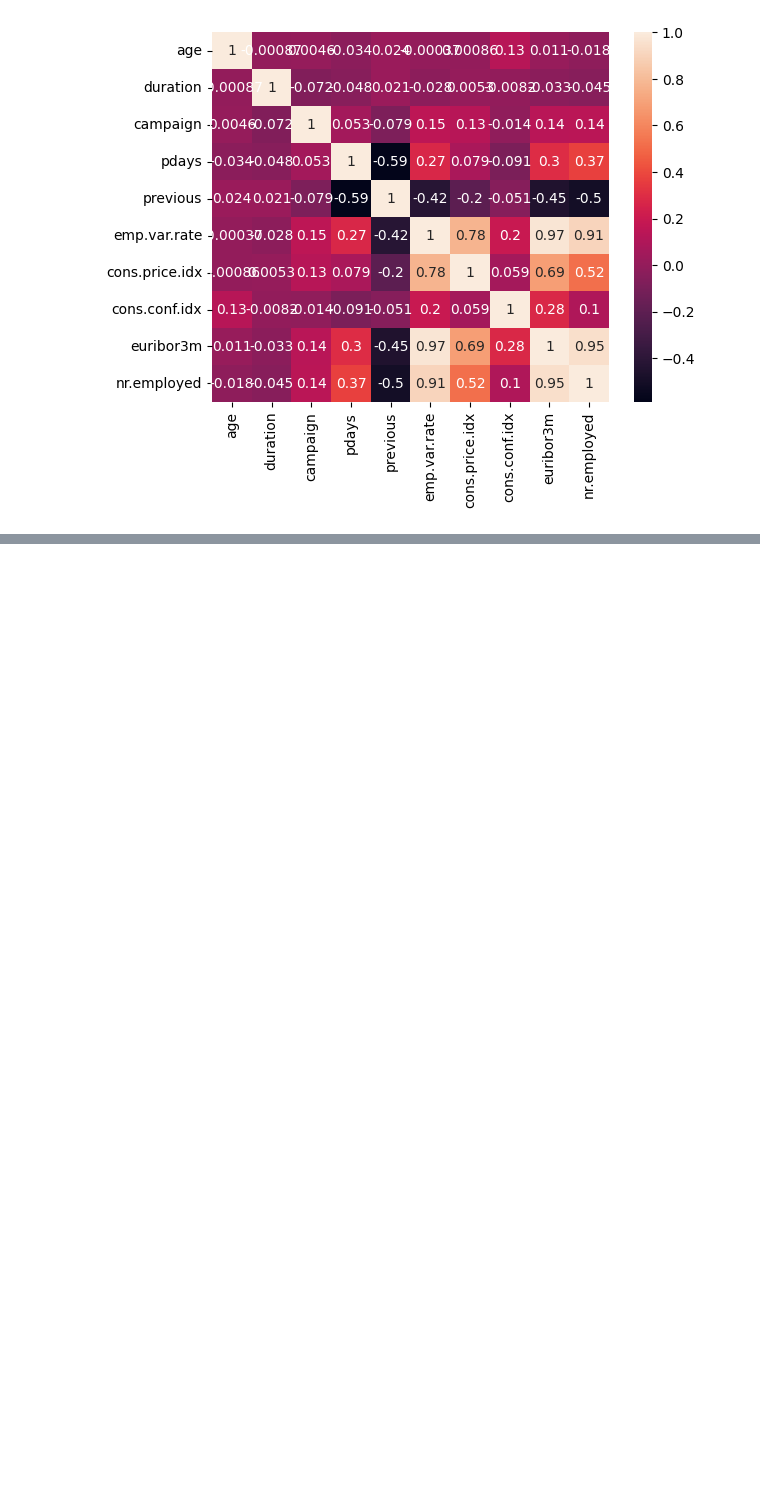
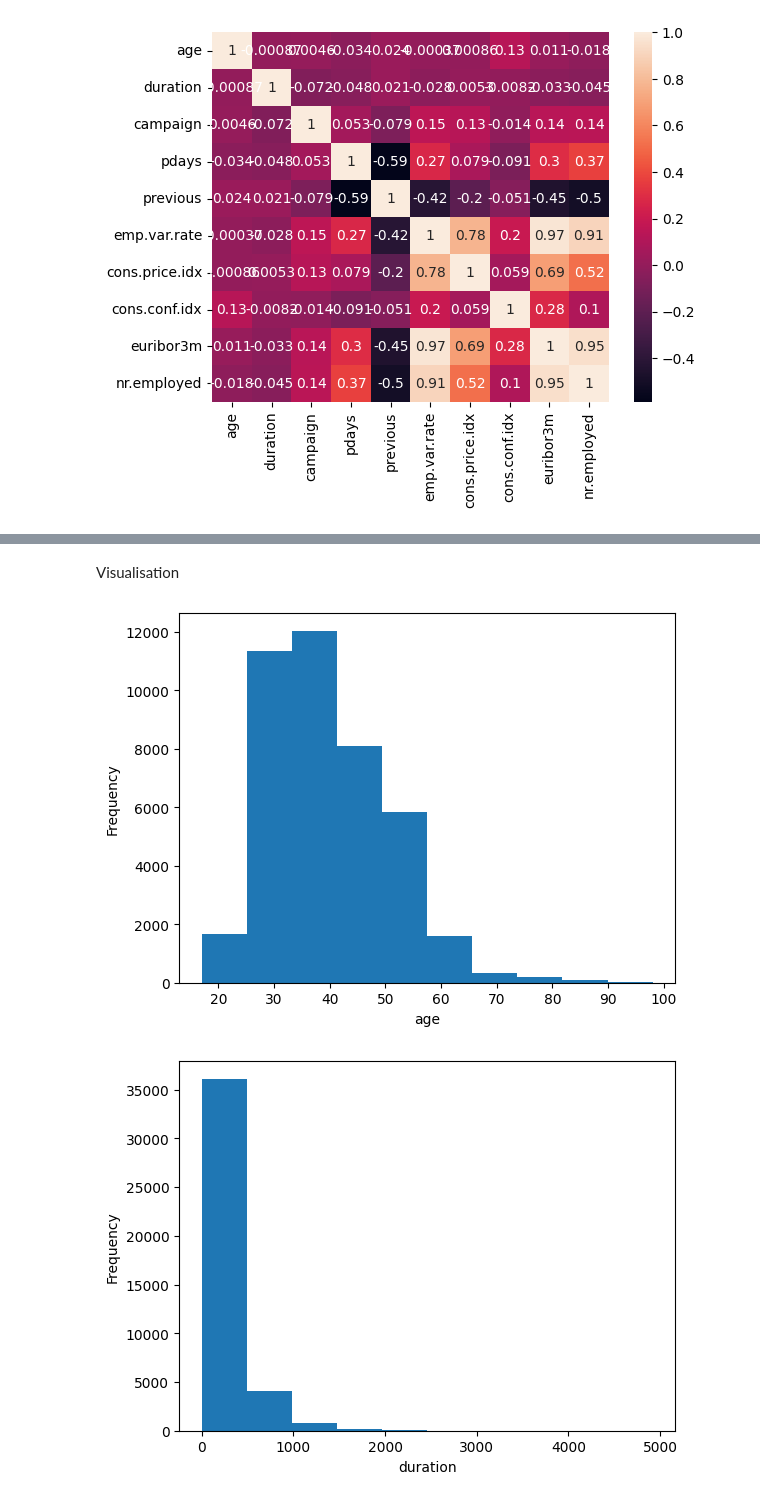
Before and after one commit to Joseddl/ML, a Jupyter notebook: src/explore.ipynb, the cells around one changed output, grey strips where cells are left out. Saved outputs shown, nothing was run; the diff lists cells and outputs as text; code cells hidden in the pictures; blank space fills up the shorter version.

```diff
--- a/src/explore.ipynb
+++ b/src/explore.ipynb
@@ -107,0 +167,2 @@ sns.heatmap(df.select_dtypes(include=np.number).corr(), annot=True)
+# %%
+df_num = df.select_dtypes(include=np.number)
@@ -107,0 +204,10 @@ sns.heatmap(df.select_dtypes(include=np.number).corr(), annot=True)
+# %% [markdown]
+Visualisation
+# %%
+for c in df_num.columns:
+    df_num[c].plot.hist()
+    plt.xlabel(c)
+    plt.show()
+# %% [output]
+[figure, added]
+[figure, added]
```
Also changed, not shown: parts of 55 cells of this notebook, 5 other files.
